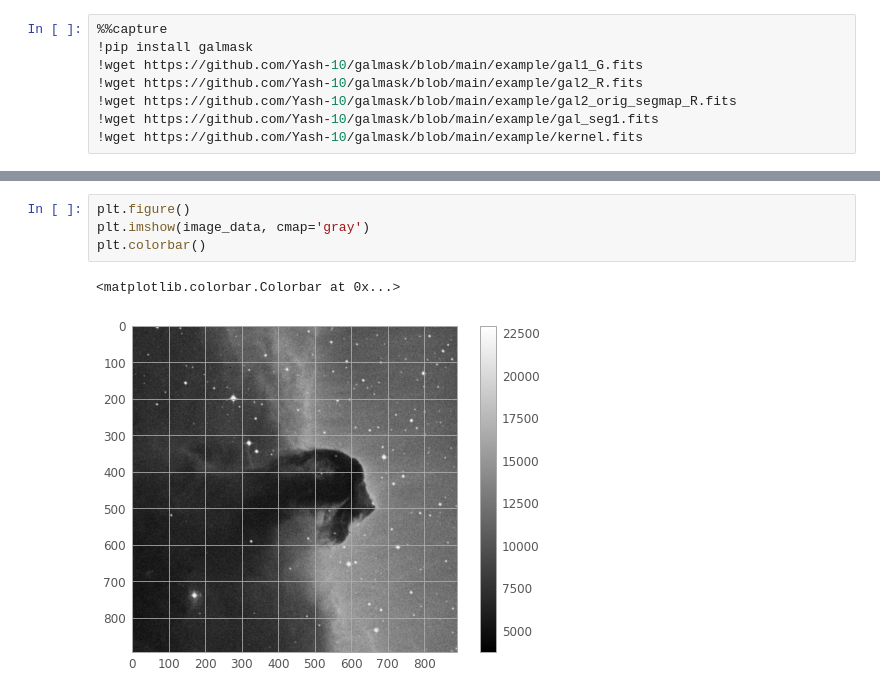
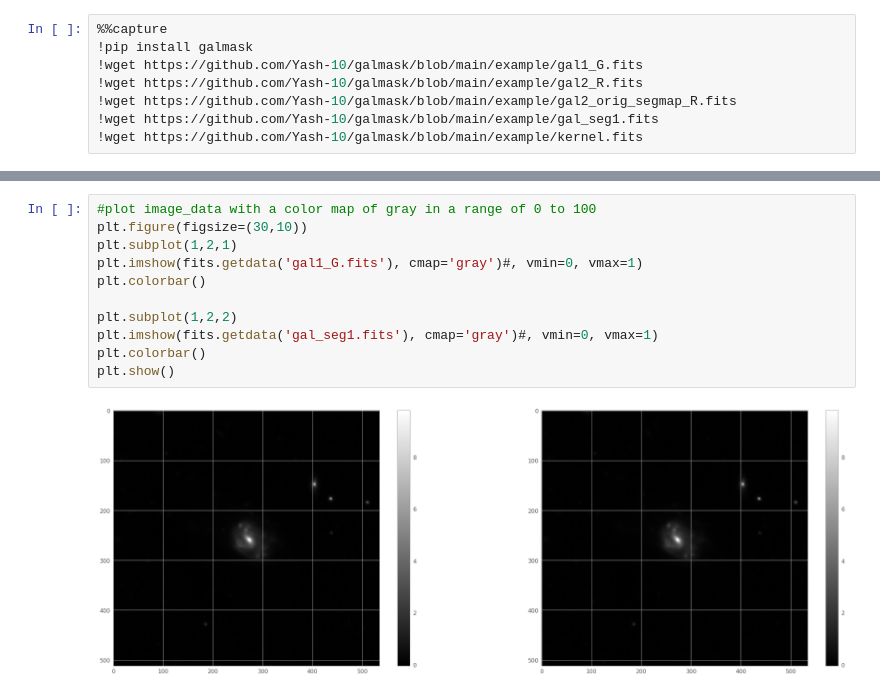
Before and after one commit to barauna-lo/Code_Library, a Jupyter notebook: The_Cartwheel_Galaxy.ipynb, the cells around one changed output, grey strips where cells are left out. Drawn from its saved outputs; the diff is of its cells as text.

```diff
--- a/The_Cartwheel_Galaxy.ipynb
+++ b/The_Cartwheel_Galaxy.ipynb
@@ -118,7 +139,13 @@ print(image_data.shape)
-# %%
-plt.figure()
-plt.imshow(image_data, cmap='gray')
-plt.colorbar()
-# %% [output]
-<matplotlib.colorbar.Colorbar at 0x...>
-[figure, removed]
+# %%
+#plot image_data with a color map of gray in a range of 0 to 100
+plt.figure(figsize=(30,10))
+plt.subplot(1,2,1)
+plt.imshow(fits.getdata('gal1_G.fits'), cmap='gray')#, vmin=0, vmax=1)
+plt.colorbar()
+
+plt.subplot(1,2,2)
+plt.imshow(fits.getdata('gal_seg1.fits'), cmap='gray')#, vmin=0, vmax=1)
+plt.colorbar()
+plt.show()
+# %% [output]
+[figure, added]
```
Also changed, not shown: parts of 15 cells of this notebook.
